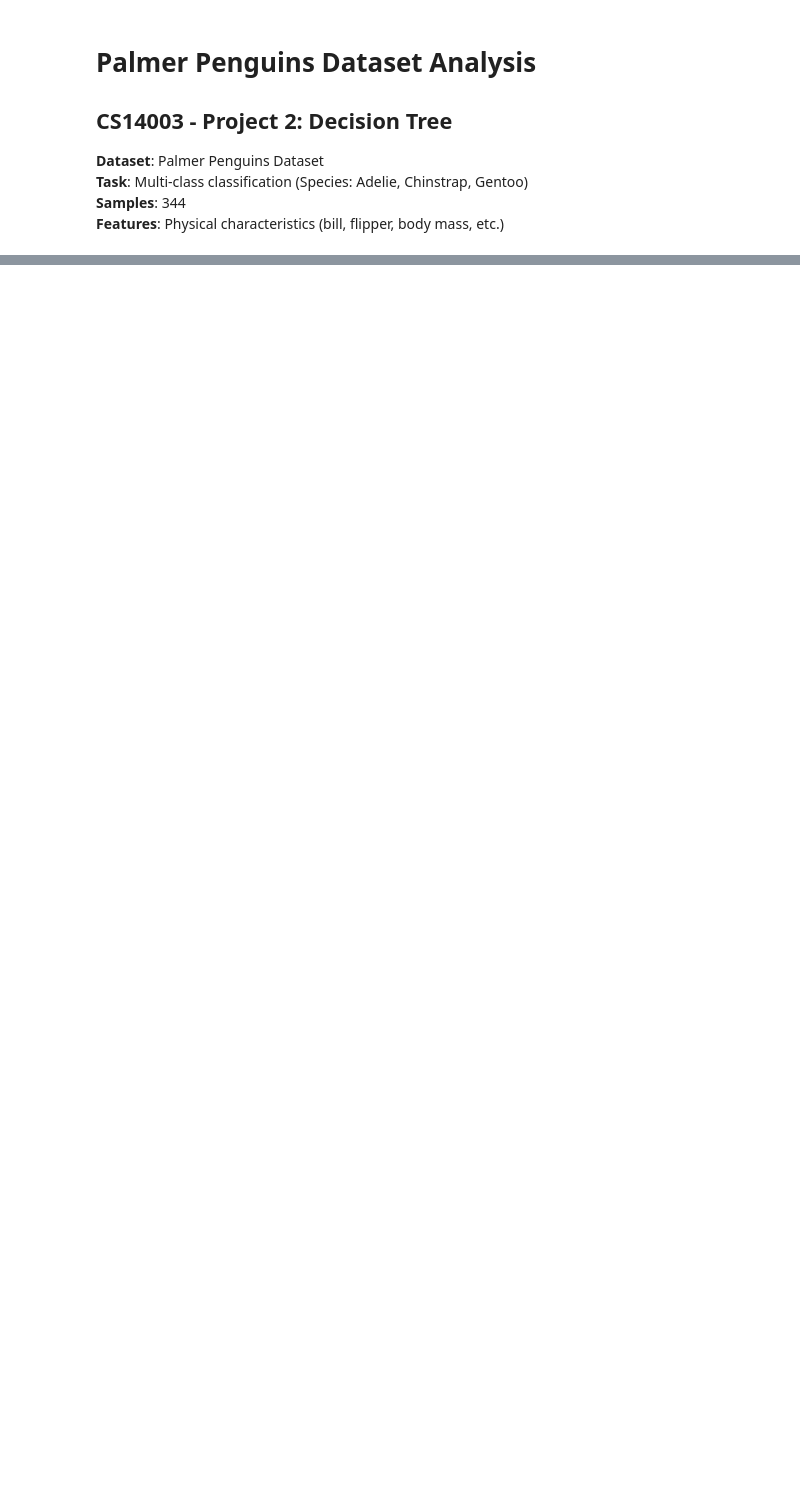
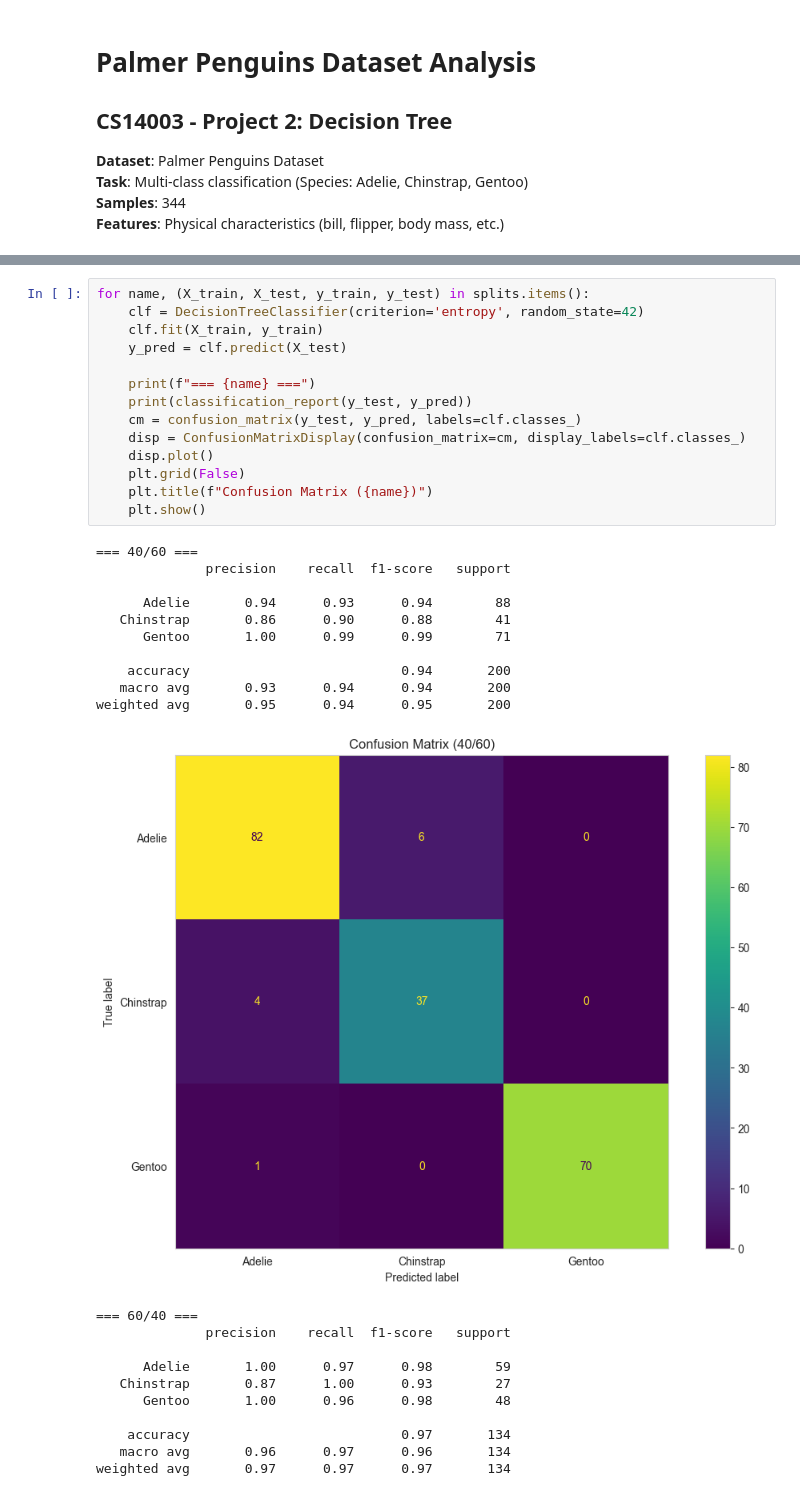
Before and after one commit to thanhan06/Project2_AI, a Jupyter notebook: notebooks/2_penguins.ipynb, the cells around one changed output, grey strips where cells are left out. Cells and saved outputs as stored; diff of their text form; blank space fills up the shorter version.

```diff
--- a/notebooks/2_penguins.ipynb
+++ b/notebooks/2_penguins.ipynb
@@ -143,0 +92,36 @@ weighted avg       0.97      0.97      0.97       134
+# %%
+for name, (X_train, X_test, y_train, y_test) in splits.items():
+    clf = DecisionTreeClassifier(criterion='entropy', random_state=42)
+    clf.fit(X_train, y_train)
+    y_pred = clf.predict(X_test)
+
+    print(f"=== {name} ===")
+    print(classification_report(y_test, y_pred))
+    cm = confusion_matrix(y_test, y_pred, labels=clf.classes_)
+    disp = ConfusionMatrixDisplay(confusion_matrix=cm, display_labels=clf.classes_)
+    disp.plot()
+    plt.grid(False)
+    plt.title(f"Confusion Matrix ({name})")
+    plt.show()
+# %% [output]
+=== 40/60 ===
+              precision    recall  f1-score   support
+
+      Adelie       0.94      0.93      0.94        88
+   Chinstrap       0.86      0.90      0.88        41
+      Gentoo       1.00      0.99      0.99        71
+
+    accuracy                           0.94       200
+   macro avg       0.93      0.94      0.94       200
+weighted avg       0.95      0.94      0.95       200
+[figure, added]
+=== 60/40 ===
+              precision    recall  f1-score   support
+
+      Adelie       1.00      0.97      0.98        59
+   Chinstrap       0.87      1.00      0.93        27
+      Gentoo       1.00      0.96      0.98        48
+
+    accuracy                           0.97       134
+   macro avg       0.96      0.97      0.96       134
+weighted avg       0.97      0.97      0.97       134
```
Also changed, not shown: parts of 18 cells of this notebook, 3 other files.
